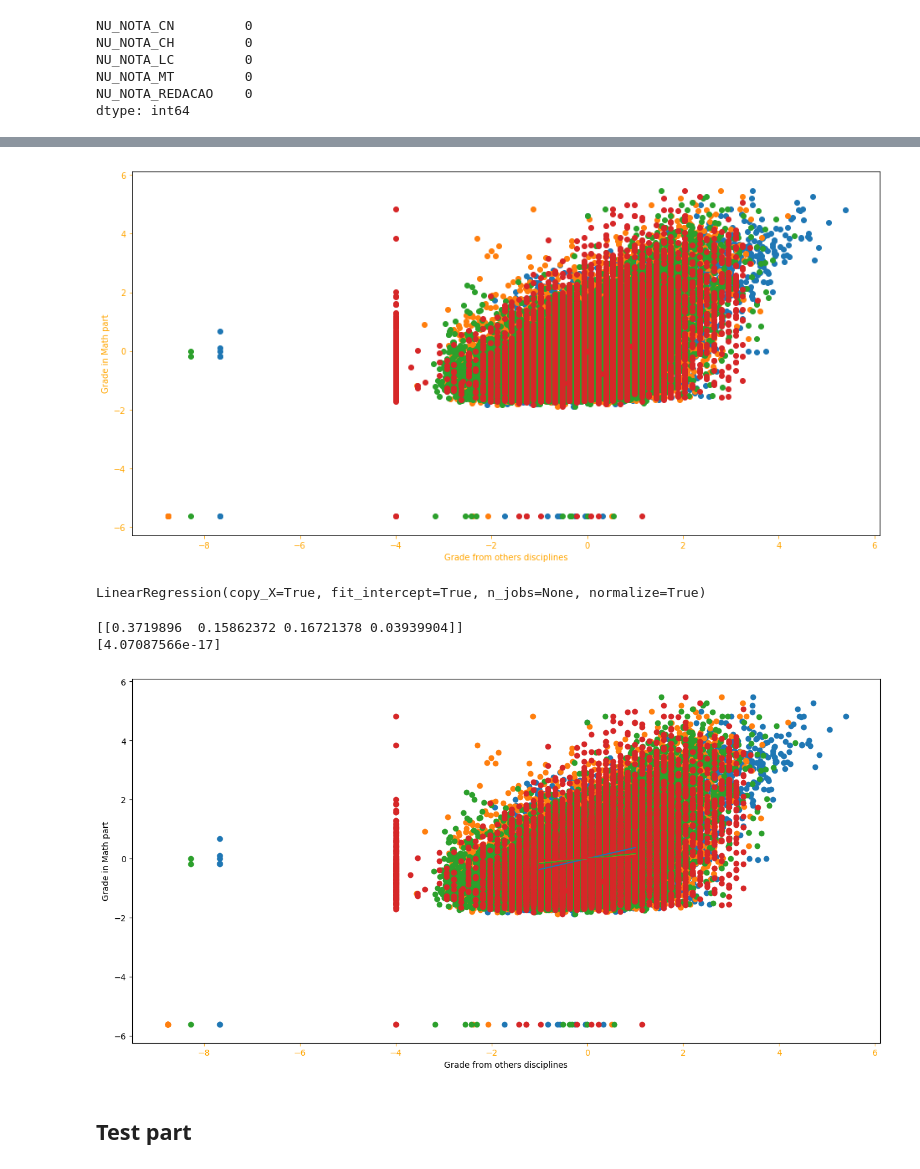
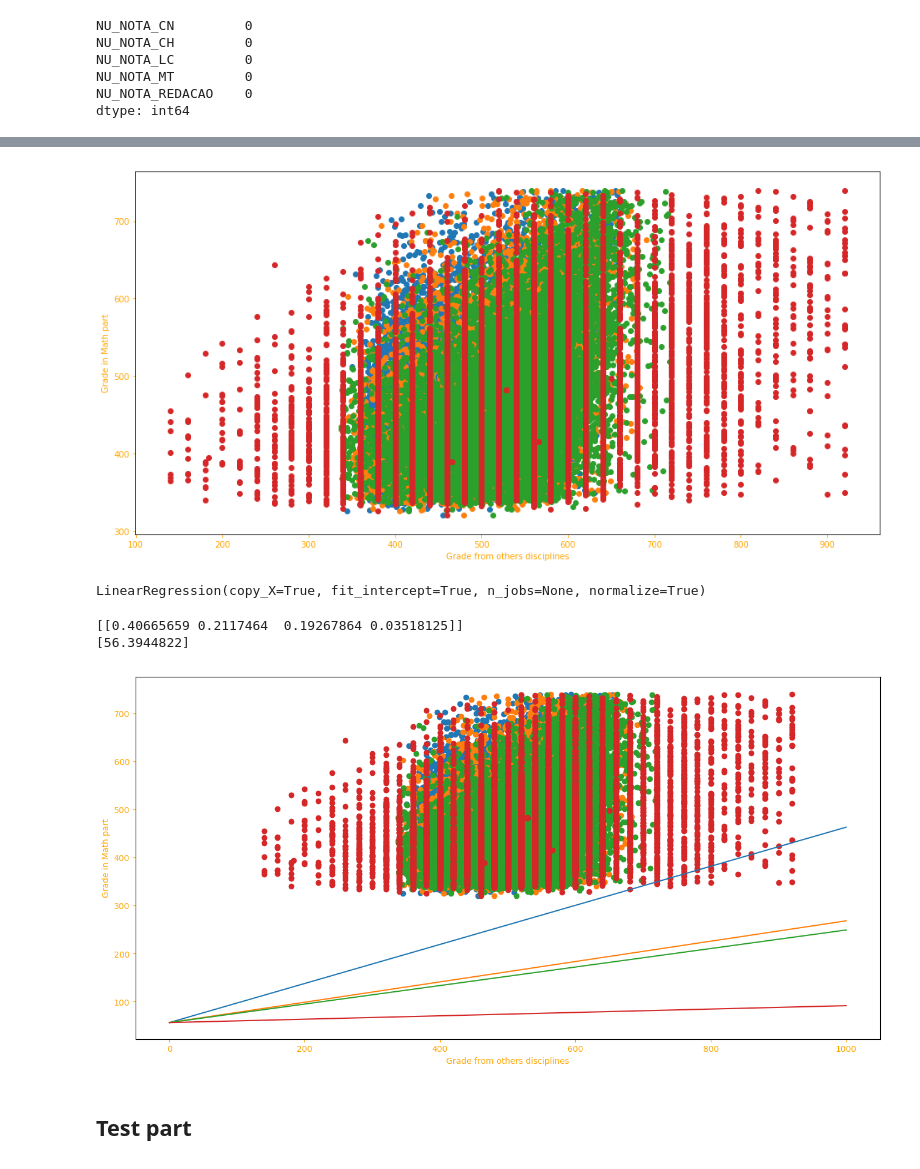
Before and after one commit to joberthrogers18/codenation-datascience, a Jupyter notebook: Challenge1/challenge1_enem.ipynb, the cells around one changed output, grey strips where cells are left out. Drawn from its saved outputs; the diff is of its cells as text; code cells hidden in the pictures.

```diff
--- a/Challenge1/challenge1_enem.ipynb
+++ b/Challenge1/challenge1_enem.ipynb
@@ -44,8 +42,8 @@ dataset_train['NU_NOTA_MT'].fillna(dataset_train['NU_NOTA_MT'].mean(), inplace=T
 from sklearn.preprocessing import StandardScaler
 
 scaler = StandardScaler()
-scaled_df = scaler.fit_transform(dataset_train)
-
+scaler.fit(dataset_train)
+scaled_df = scaler.transform(dataset_train)
 col = ['NU_NOTA_CN', 'NU_NOTA_CH', 'NU_NOTA_LC', 'NU_NOTA_MT', 'NU_NOTA_REDACAO']
 dataset_train = pd.DataFrame(scaled_df, columns=col)
 dataset_train.head()
@@ -96,6 +83,6 @@ import numpy as np
 z = np.abs(stats.zscore(dataset_train))
 
 threshold = 3
-possible_outliers = np.where(z > threshold)
+possible_outliers = np.where(z >= threshold)
 
 dataset_train = dataset_train.drop( np.unique(np.sort(possible_outliers[0])) )
@@ -143,7 +159,7 @@ ax.xaxis.label.set_color(COLOR)
 
 plt.show()
 # %% [output]
-[figure, old version]
+[figure, new version]
 # %%
 from sklearn.linear_model import LinearRegression
 
@@ -155,8 +171,8 @@ LinearRegression(copy_X=True, fit_intercept=True, n_jobs=None, normalize=True)
 print(regr.coef_)
 print(regr.intercept_)
 # %% [output]
-[[0.3719896  0.15862372 0.16721378 0.03939904]]
-[4.07087566e-17]
+[[0.40665659 0.2117464  0.19267864 0.03518125]]
+[56.3944822]
 # %%
 def equationLinear(x_array, a, b):
     values = []
@@ -166,33 +182,33 @@ def equationLinear(x_array, a, b):
 # %%
 f = plt.figure(figsize=(16, 8), dpi=100)
 axes = f.add_subplot(111) # create object to subplot
 
 # 'Distribution of grades'
 axes.scatter(x['NU_NOTA_CN'], y['NU_NOTA_MT'])
 axes.scatter(x['NU_NOTA_LC'], y['NU_NOTA_MT'])
 axes.scatter(x['NU_NOTA_CH'], y['NU_NOTA_MT'])
 axes.scatter(x['NU_NOTA_REDACAO'], y['NU_NOTA_MT'])
 axes.set_xlabel('Grade from others disciplines')
 axes.set_ylabel('Grade in Math part')
 
 for i in range(len(regr.coef_)):
-    x_line = np.linspace(-8, 1)
+    x_line = np.linspace(0, 1000)
     y_line = equationLinear(x_line, regr.coef_[i], regr.intercept_[0])
     axes.plot(x_line, y_line)
 
 COLOR='orange'
 
 #color of axis
 axes.tick_params(axis='x', colors=COLOR)
-ax.tick_params(axis='y', colors=COLOR)
+axes.tick_params(axis='y', colors=COLOR)
 
 # color of labels
-ax.yaxis.label.set_color(COLOR)
-ax.xaxis.label.set_color(COLOR)
+axes.yaxis.label.set_color(COLOR)
+axes.xaxis.label.set_color(COLOR)
 
 plt.show()
 # %% [output]
-[figure, old version]
+[figure, new version]
 # %% [markdown]
 ## Test part
 # %%
```
Also changed, not shown: parts of 17 cells of this notebook, 2 other files.
